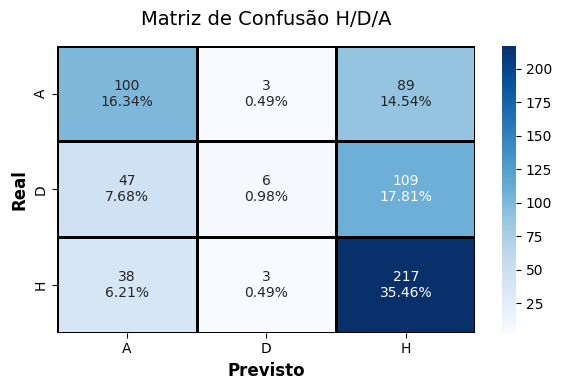
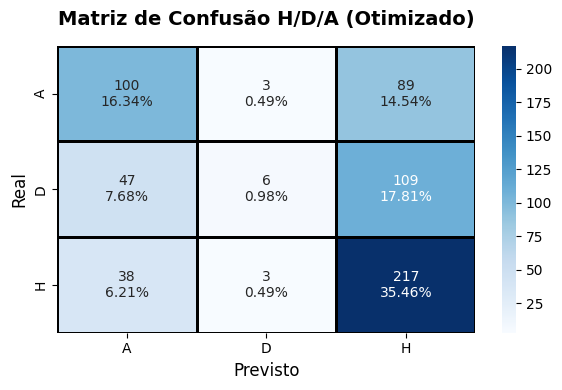
Unified diff of the notebook cell whose output changed from the first chart to the second:
--- before
+++ after
@@ -15,7 +15,7 @@
 sns.heatmap(cm_final, annot=labels, fmt='', cmap='Blues', xticklabels=le.classes_, yticklabels=le.classes_, linewidths=1, linecolor='black')
 
-plt.title('Matriz de Confusão H/D/A', fontsize=14, pad=15)
-plt.xlabel('Previsto', fontsize=12, fontweight='bold')
-plt.ylabel('Real', fontsize=12, fontweight='bold')
+plt.title('Matriz de Confusão H/D/A (Otimizado)', fontsize=14, pad=15, fontweight='bold')
+plt.xlabel('Previsto', fontsize=12)
+plt.ylabel('Real', fontsize=12)
 
 plt.tight_layout()

Commit: modificação de alguma legendas de gráficos